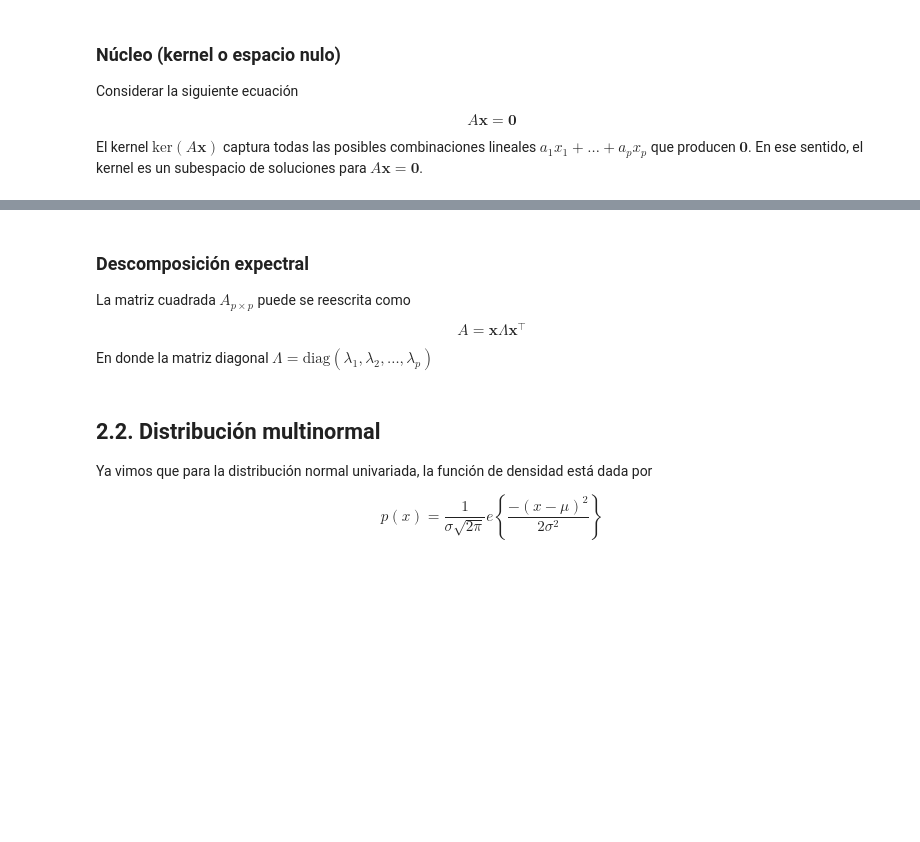
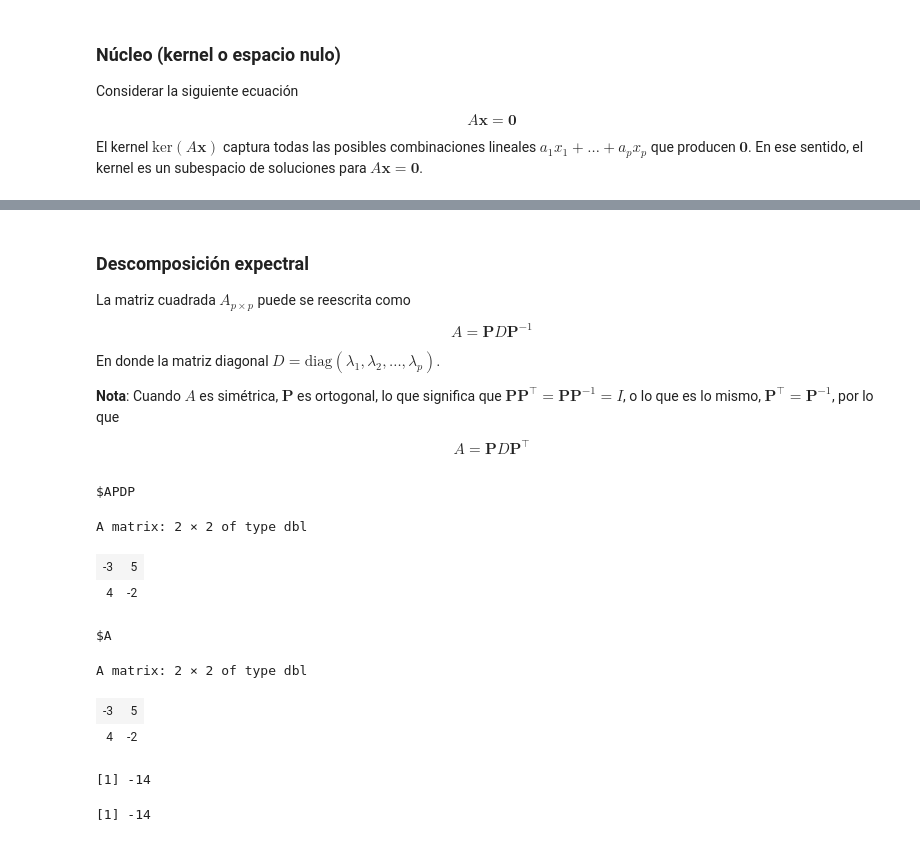
Before and after one commit to jealcalat/Analisis_multivariado-deprecated-, a Jupyter notebook: 2_modelos_multivariados/2.2_distribucion_multinormal.ipynb, the cells around one changed output, grey strips where cells are left out. Cells and saved outputs as stored; diff of their text form; code cells hidden in the pictures; blank space fills up the shorter version.

```diff
--- a/2_modelos_multivariados/2.2_distribucion_multinormal.ipynb
+++ b/2_modelos_multivariados/2.2_distribucion_multinormal.ipynb
@@ -235,19 +240,54 @@ $$
 # %% [markdown]
-
 ### Descomposición expectral
 
 La matriz cuadrada $A_{p\times p}$ puede se reescrita como
 
 $$
-  A = \mathbf{x} \Lambda \mathbf{x}^\top \tag{3}
+  A = \mathbf{P} D \mathbf{P}^{-1} \tag{7}
 $$
 
-En donde la matriz diagonal $\Lambda = \text{diag}(\lambda_1, \lambda_2,\dots,\lambda_p)$
+En donde la matriz diagonal $D = \text{diag}(\lambda_1, \lambda_2,\dots,\lambda_p)$.
+
+**Nota**: Cuando $A$ es simétrica, $\mathbf{P}$ es ortogonal, lo que significa que $\mathbf{P}\mathbf{P}^\top=\mathbf{P}\mathbf{P}^{-1}=I$, o lo que es lo mismo, $\mathbf{P}^\top=\mathbf{P}^{-1}$, por lo que
+
+$$
+  A = \mathbf{P} D \mathbf{P}^\top
+$$
-# %% [markdown]
-## 2.2. Distribución multinormal
-
-Ya vimos que para la distribución normal univariada, la función de densidad está dada por
-
-$$
-  p(x) = \frac{1}{\sigma \sqrt{2\pi}} e\left\{\frac{-(x-\mu)^2}{2\sigma^2}\right\}  \tag{1}
-$$
+# %%
+## eigenvalores y descomposición espectral
+# Crear A
+A <- matrix(
+  data = c(-3, 4, 5, -2),
+  nrow = 2
+)
+
+# eigenvalores y eigenvectores usando la función eigen(), ?eigen para ayuda
+# retorna un objeto de dos elementos: los eigenvalores y los eigenvectores
+eig <- eigen(A)
+
+# crear P
+P <- eig$vectors
+
+# crear la diagonal de eigenvalores D
+D <- diag(eig$values)
+# Verify the decomposition
+list(
+  APDP = P %*% D %*% solve(P),
+  A = A
+)
+# %% [output]
+$APDP
+A matrix: 2 × 2 of type dbl
+| -3 | 5 |
+| 4 | -2 |
+$A
+A matrix: 2 × 2 of type dbl
+| -3 | 5 |
+| 4 | -2 |
+# %%
+# determinante es igual al producto de los eigenvalores
+det(A)
+prod(eig$values)
+# %% [output]
+[1] -14
+[1] -14
```
Also changed, not shown: parts of 7 cells of this notebook.
